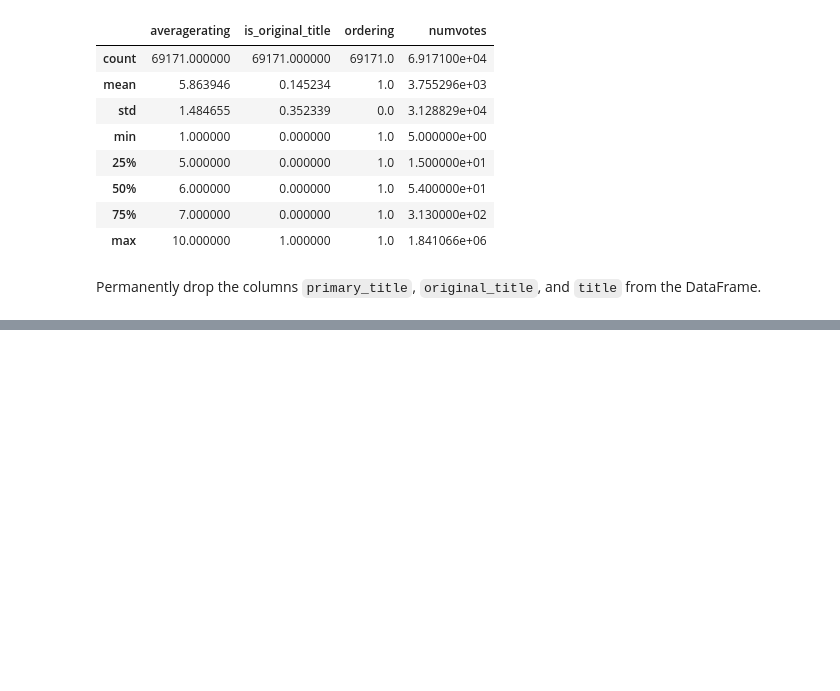
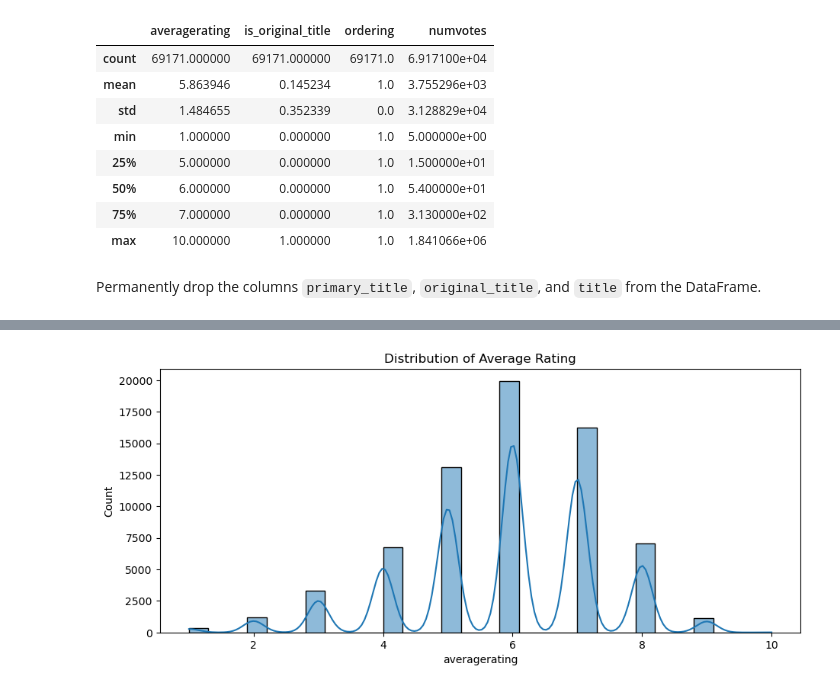
Before and after one commit to Gladwellchebelyon/GROUP7_BOX_OFFICE_MOVIES_ANALYSIS, a Jupyter notebook: isaac.ipynb, the cells around one changed output, grey strips where cells are left out. Saved outputs shown, nothing was run; the diff lists cells and outputs as text; code cells hidden in the pictures; blank space fills up the shorter version.

```diff
--- a/isaac.ipynb
+++ b/isaac.ipynb
@@ -376,0 +483,16 @@ imdf.drop(['primary_title', 'original_title', 'title'], axis=1, inplace=True)
+# %%
+# Create variable data
+data = imdf
+
+# Set up the matplotlib figure
+plt.figure(figsize=(18, 8))
+
+# Distribution of averagerating
+plt.subplot(2, 2, 3)
+sns.histplot(data['averagerating'].dropna(), kde=True, bins=30)
+plt.title('Distribution of Average Rating')
+
+plt.tight_layout()
+plt.show()
+# %% [output]
+[figure, added]
```
Also changed, not shown: parts of 17 cells of this notebook.
